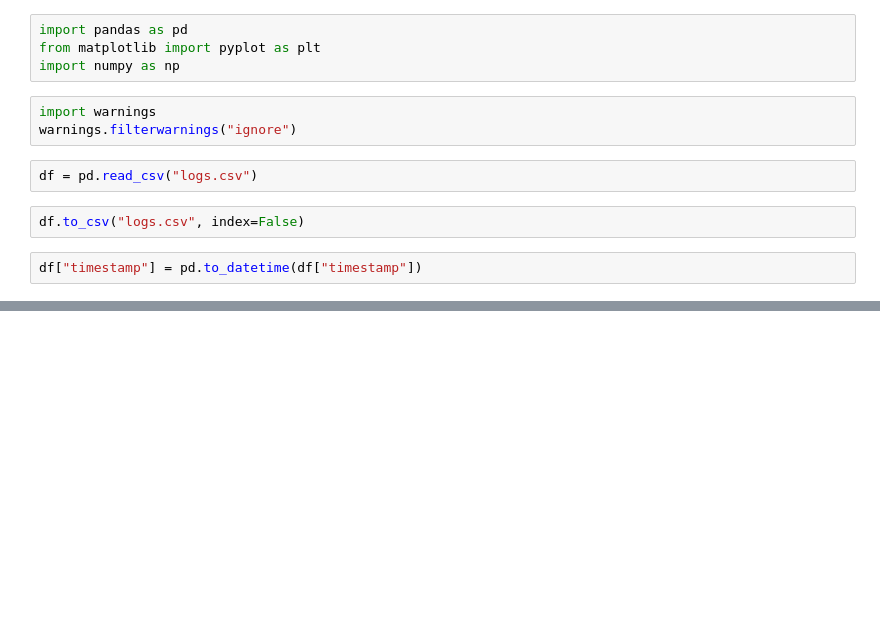
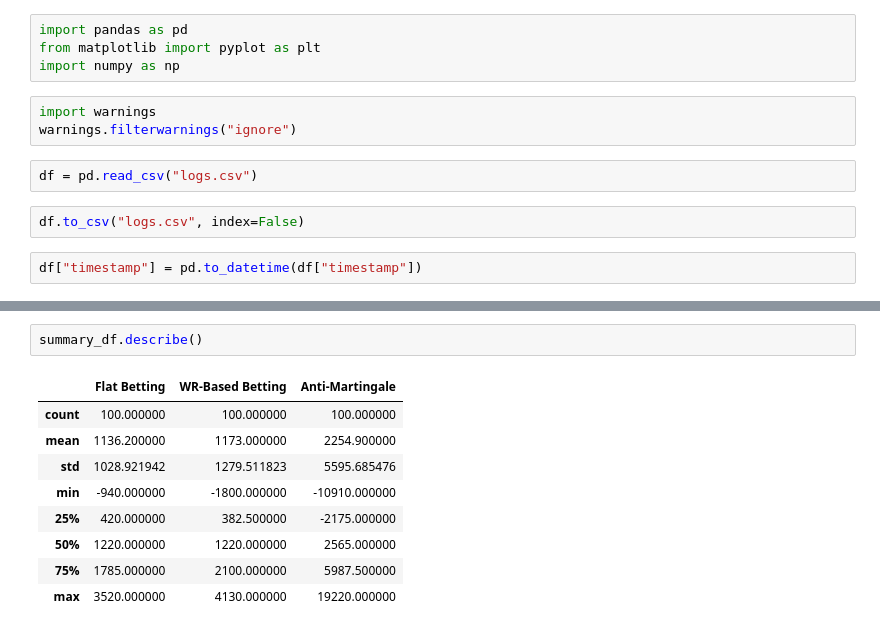
Before and after one commit to predaalex/metin2-AI, a Jupyter notebook: rustypot/graph_profit.ipynb, the cells around one changed output, grey strips where cells are left out. Saved outputs shown, nothing was run; the diff lists cells and outputs as text; blank space fills up the shorter version.

```diff
--- a/rustypot/graph_profit.ipynb
+++ b/rustypot/graph_profit.ipynb
@@ -118,0 +184,12 @@ plt.show()
+# %%
+summary_df.describe()
+# %% [output]
+|  | Flat Betting | WR-Based Betting | Anti-Martingale |
+| count | 100.000000 | 100.000000 | 100.000000 |
+| mean | 1136.200000 | 1173.000000 | 2254.900000 |
+| std | 1028.921942 | 1279.511823 | 5595.685476 |
+| min | -940.000000 | -1800.000000 | -10910.000000 |
+| 25% | 420.000000 | 382.500000 | -2175.000000 |
+| 50% | 1220.000000 | 1220.000000 | 2565.000000 |
+| 75% | 1785.000000 | 2100.000000 | 5987.500000 |
+| max | 3520.000000 | 4130.000000 | 19220.000000 |
```
Also changed, not shown: parts of 7 cells of this notebook, 12 other files.
